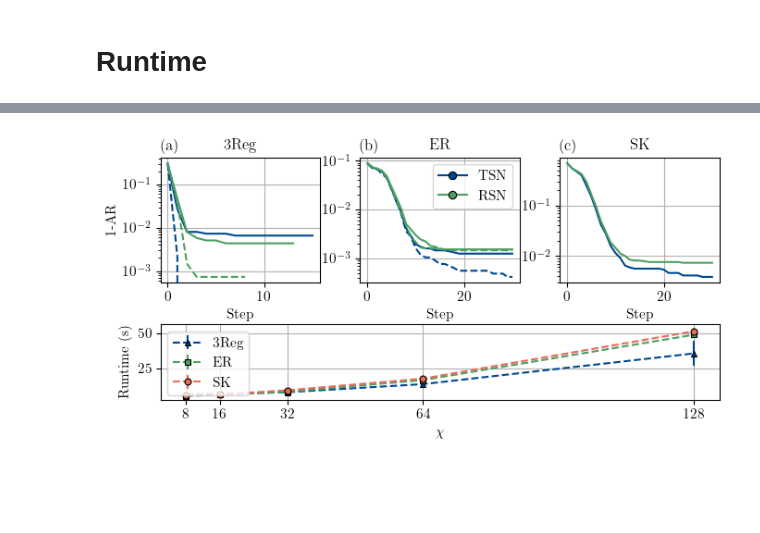
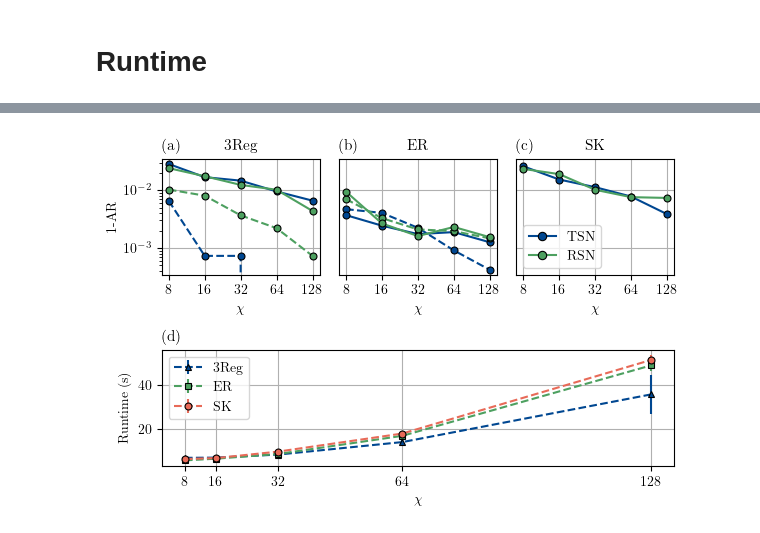
Before and after one commit to erikasgrim/swapnet-mps-ite, a Jupyter notebook: figures/generate_figures_MaxCut.ipynb, the cells around one changed output, grey strips where cells are left out. Cells and saved outputs as stored; diff of their text form; code cells hidden in the pictures; blank space fills up the shorter version.

```diff
--- a/figures/generate_figures_MaxCut.ipynb
+++ b/figures/generate_figures_MaxCut.ipynb
@@ -233,10 +233,11 @@ fig.savefig('paper_figures/maxcut_runtime_vs_chi.pdf', bbox_inches='tight')
 # %%
-# Combined layout: top row reproduces ar_vs_tau (three graph classes),
+# Combined layout: top row reproduces ar_vs_chi (three graph classes),
 # bottom row shows runtime_vs_chi across all three columns.
 fig = plt.figure()
-layout = fig.add_gridspec(2, 3, height_ratios=[2.0, 1.2])
+layout = fig.add_gridspec(2, 3, height_ratios=[1.0, 1.0])
 
-axes_top = [fig.add_subplot(layout[0, i]) for i in range(3)]
+axes_top = [fig.add_subplot(layout[0, 0])]
+axes_top += [fig.add_subplot(layout[0, i], sharey=axes_top[0]) for i in range(1, 3)]
 ax_runtime = fig.add_subplot(layout[1, :])
 
 for axis, graph_type in zip(axes_top, GRAPH_TYPES):
@@ -246,14 +247,18 @@ for axis, graph_type in zip(axes_top, GRAPH_TYPES):
             if ordering == 'fiedler' and graph_type.endswith('SK'):
                 continue
 
-            energy = load_energy_minima(graph_type, architecture, CHI_FIXED, ordering)
-            gap = 1 - energy.div(gurobi_costs, axis=1).mean(axis=1)
+            avg_gap = []
+            for chi in CHI_VALUES:
+                energy = load_energy_minima(graph_type, architecture, chi, ordering)
+                final_ar = energy.div(gurobi_costs, axis=1).iloc[-1]
+                avg_gap.append(1 - final_ar.mean())
 
             axis.semilogy(
-                gap.index,
-                gap.values,
+                CHI_VALUES,
+                avg_gap,
                 linestyle=linestyle_map[ordering],
                 color=color_map[architecture],
+                marker='o',
                 markersize=5,
                 markeredgecolor='black',
                 markeredgewidth=0.8,
@@ -263,10 +268,15 @@ for axis, graph_type in zip(axes_top, GRAPH_TYPES):
 
 for idx, axis in enumerate(axes_top):
     axis.set_title(f"({chr(ord('a') + idx)})", loc='left')
-    axis.set_xlabel('Step')
+    axis.set_xlabel(r"$\chi$")
+    axis.set_xscale('log', base=2)
+    axis.set_xticks(CHI_VALUES)
+    axis.set_xticklabels([str(v) for v in CHI_VALUES])
 
 axes_top[0].set_ylabel('1-AR')
-axes_top[1].legend(handles=architecture_handles(), loc='upper right')
+for axis in axes_top[1:]:
+    axis.tick_params(axis='y', which='both', left=False, labelleft=False)
+axes_top[2].legend(handles=architecture_handles(), loc='lower left')
 
 for graph_type in GRAPH_TYPES:
     avg_runtime = []
@@ -277,34 +287,35 @@ for graph_type in GRAPH_TYPES:
             for ordering in ORDERINGS:
                 if ordering == 'fiedler' and graph_type.endswith('SK'):
                     continue
                 deltas.extend(load_runtime_deltas(graph_type, architecture, chi, ordering))
         deltas = np.array(deltas)
         avg_runtime.append(deltas.mean())
         std_runtime.append(deltas.std())
 
     ax_runtime.errorbar(
         CHI_VALUES,
         avg_runtime,
         yerr=std_runtime,
         marker=MARKER_MAP[graph_type],
         linestyle='--',
         markeredgecolor='black',
         markersize=5,
         markeredgewidth=0.8,
         color=COLOR_MAP_RUNTIME[graph_type],
         label=GRAPH_SHORT_LABELS[graph_type],
     )
 
 ax_runtime.grid(True)
 ax_runtime.set_xlabel(r"$\chi$")
 ax_runtime.set_ylabel('Runtime (s)')
 ax_runtime.set_xticks(CHI_VALUES)
 ax_runtime.legend(loc='upper left')
+ax_runtime.set_title("(d)", loc='left')
 
-fig.set_size_inches(set_size(width='full', fraction=1, subplots=(2, 3), squeeze_height=1.2))
+fig.set_size_inches(set_size(fraction=1, subplots=(2, 3), squeeze_height=1.6))
 fig.set_dpi(100)
-fig.tight_layout(pad=0.2)
+fig.tight_layout()
 
-fig.savefig('paper_figures/maxcut_ar_vs_tau_with_runtime.pdf', bbox_inches='tight')
+fig.savefig('paper_figures/maxcut_ar_vs_tau_with_runtime.pdf', bbox_inches=None)
 # %% [output]
-[figure, old version]
+[figure, new version]
```
Also changed, not shown: parts of 3 cells of this notebook, 11 other files.
